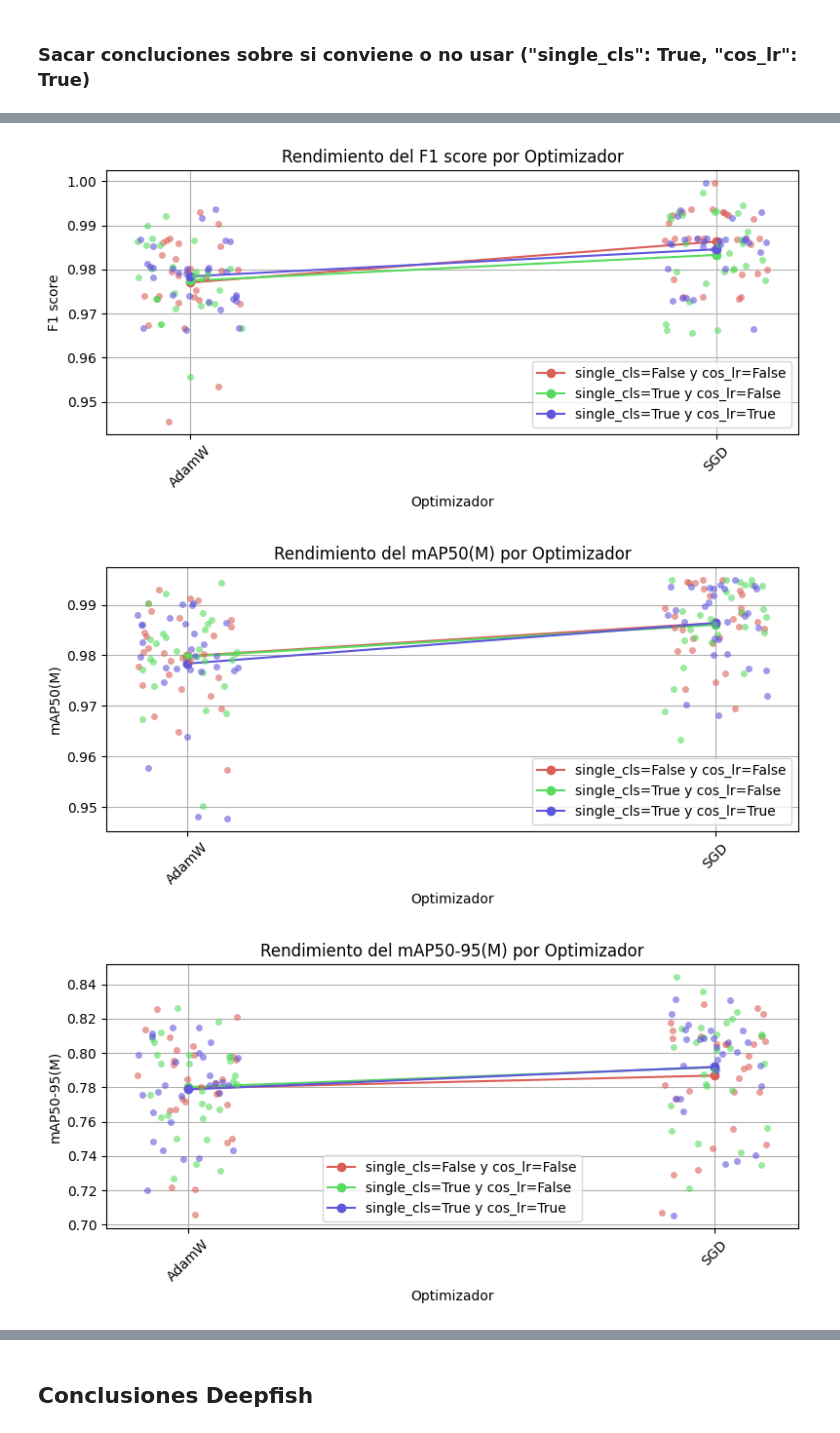
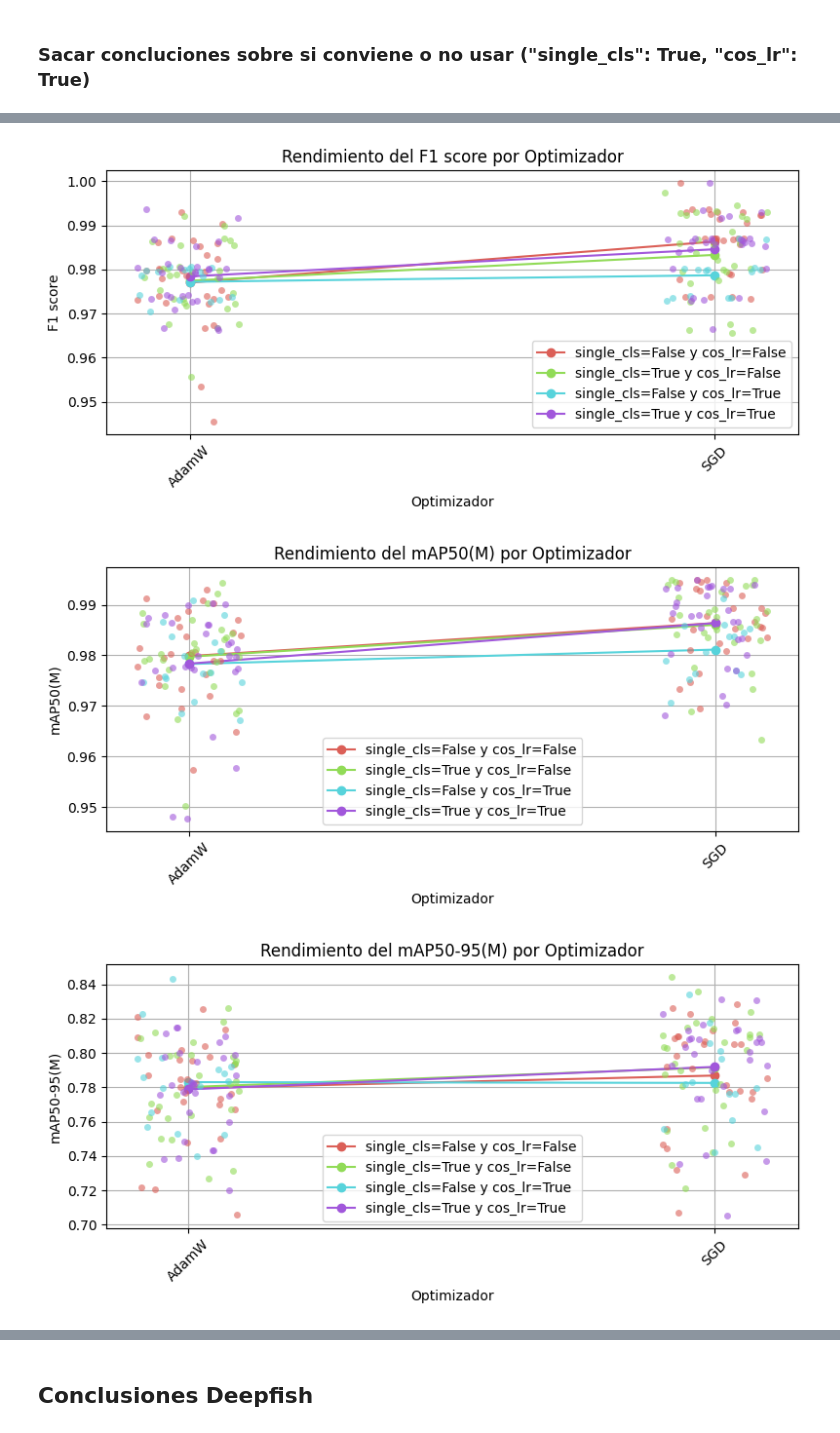
Before and after one commit to juliopchile/memoria, a Jupyter notebook: check_tune_results.ipynb, the cells around one changed output, grey strips where cells are left out. Cells and saved outputs as stored; diff of their text form; code cells hidden in the pictures.

Commit message:
Finish Raytune Deepfish

```diff
--- a/check_tune_results.ipynb
+++ b/check_tune_results.ipynb
@@ -627,10 +653,10 @@ df_deep_1.drop(columns="Experimentos")
 # %% [markdown]
 Resultados con ("single_cls": True, "cos_lr": False)
 # %%
-path_json = 'resultados_raytune_deepfish_2.json'
-dataframe_deepfish_2 = crear_dataframe_experimentos(path_json)
-df_deep_2 = filtrar_metricas(dataframe_deepfish_2)
-df_deep_2.index = range(1, len(df_deep_2) + 1)
-df_deep_2.drop(columns="Experimentos")
+path_json = 'resultados_raytune_deepfish_3.json'
+dataframe_deepfish_3 = crear_dataframe_experimentos(path_json)
+df_deep_3 = filtrar_metricas(dataframe_deepfish_3)
+df_deep_3.index = range(1, len(df_deep_3) + 1)
+df_deep_3.drop(columns="Experimentos")
 # %% [output]
 |  | name | F1_score_1 | mAP50(M)_1 | mAP50-95(M)_1 | F1_score_2 | mAP50(M)_2 | mAP50-95(M)_2 |
@@ -688,9 +706,10 @@ df_deep_4.drop(columns="Experimentos")
 ## Visualizar con gráficos el efecto de distintos hiperparámetros y otras cosas.
 # %%
 # Crear datagramas reformateados
-datagram_list = [df_deep_1, df_deep_2, df_deep_4]
+datagram_list = [df_deep_1, df_deep_2, df_deep_3, df_deep_4]
 combined_1 = combine_datagrams([df_deep_1])
 combined_2 = combine_datagrams([df_deep_2])
+combined_3 = combine_datagrams([df_deep_3])
 combined_4 = combine_datagrams([df_deep_4])
 combined_df = combine_datagrams(datagram_list)
 combined_df
@@ -711,6 +730,6 @@ combined_df
 # %%
 labels_1 = ["Promedio total"]
-labels_2 = ["single_cls=False y cos_lr=False", "single_cls=True y cos_lr=False", "single_cls=True y cos_lr=True"]
+labels_2 = ["single_cls=False y cos_lr=False", "single_cls=False y cos_lr=True", "single_cls=True y cos_lr=False", "single_cls=True y cos_lr=True"]
 # %% [markdown]
 ### Sacar conclusiones sobre que efecto tienen el tamaño de modelo, optimizador y tipo de dataset.
 # %%
@@ -753,9 +772,9 @@ plot_metric([combined_1, combined_2, combined_4], 'mAP50-95(M)', 'Model', labels
 # %%
-plot_metric([combined_1, combined_2, combined_4], 'F1_score', 'Optimizer', labels_2)
-plot_metric([combined_1, combined_2, combined_4], 'mAP50(M)', 'Optimizer', labels_2)
-plot_metric([combined_1, combined_2, combined_4], 'mAP50-95(M)', 'Optimizer', labels_2)
+plot_metric([combined_1, combined_2, combined_3, combined_4], 'F1_score', 'Optimizer', labels_2)
+plot_metric([combined_1, combined_2, combined_3, combined_4], 'mAP50(M)', 'Optimizer', labels_2)
+plot_metric([combined_1, combined_2, combined_3, combined_4], 'mAP50-95(M)', 'Optimizer', labels_2)
 # %% [output]
-[figure, old version]
+[figure, new version]
-[figure, old version]
+[figure, new version]
-[figure, old version]
+[figure, new version]
 # %%
```
Also changed, not shown: parts of 11 cells of this notebook, 4 other files.
